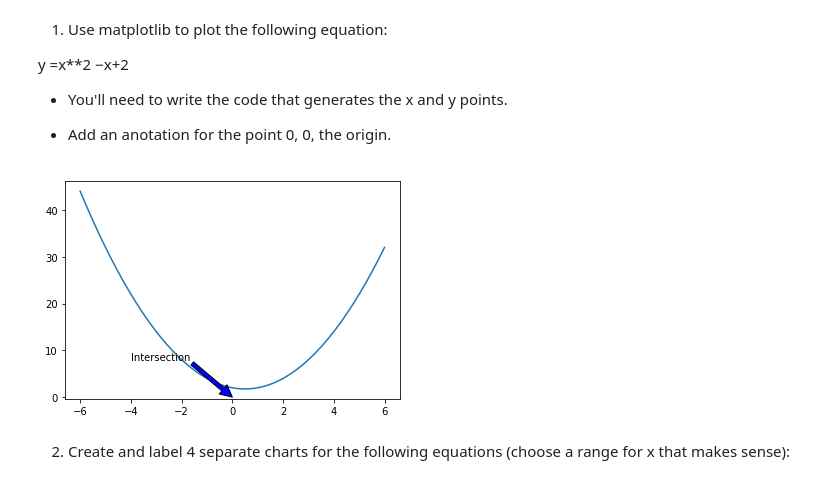
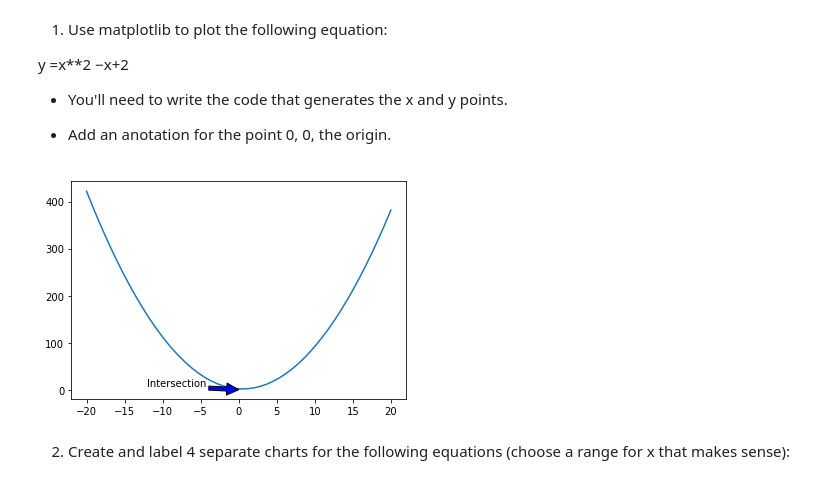
Before and after one commit to LinhQuach13/numpy-pandas-visualization-exercises, a Jupyter notebook: matplotlib_exercises.ipynb, the cells around one changed output. Saved outputs shown, nothing was run; the diff lists cells and outputs as text; code cells hidden in the pictures.

```diff
--- a/matplotlib_exercises.ipynb
+++ b/matplotlib_exercises.ipynb
@@ -15,17 +15,17 @@ y =x**2 −x+2
 
 - Add an anotation for the point 0, 0, the origin.
 # %%
-n = np.linspace(-6, 6, 50)
+n = np.linspace(-20, 20, 50)
 z = n**2 - n + 2
 
 plt.plot(n, z)
 
-plt.annotate('Intersection', xy=(0, 0), xytext=(-4, 8),
+plt.annotate('Intersection', xy=(0, 0), xytext=(-12, 8),
              arrowprops={'facecolor': 'blue'})
 
 plt.show()
 # %% [output]
-[figure, old version]
+[figure, new version]
 # %% [markdown]
 2. Create and label 4 separate charts for the following equations (choose a range for x that makes sense):
 # %% [markdown]
```
